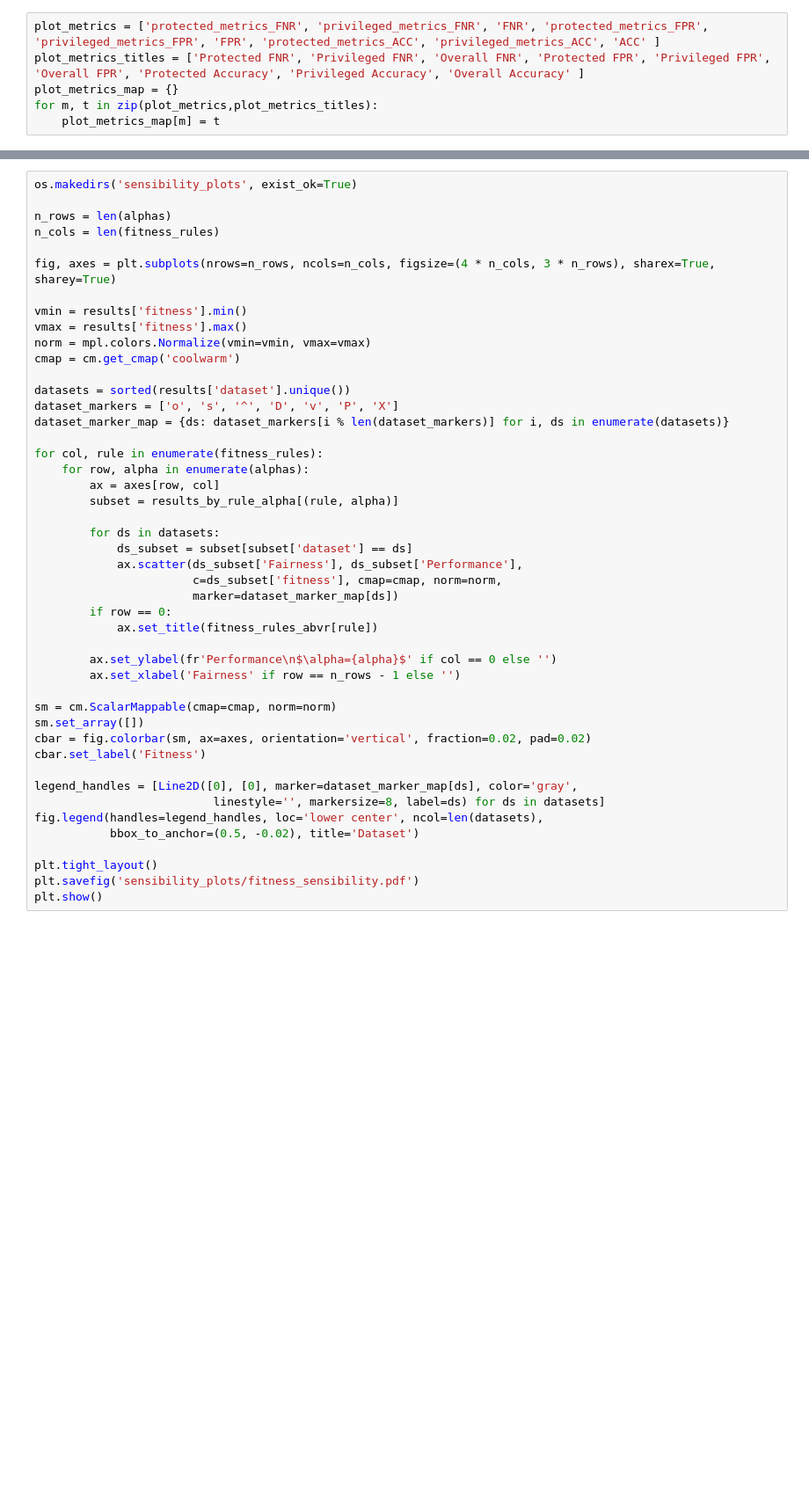
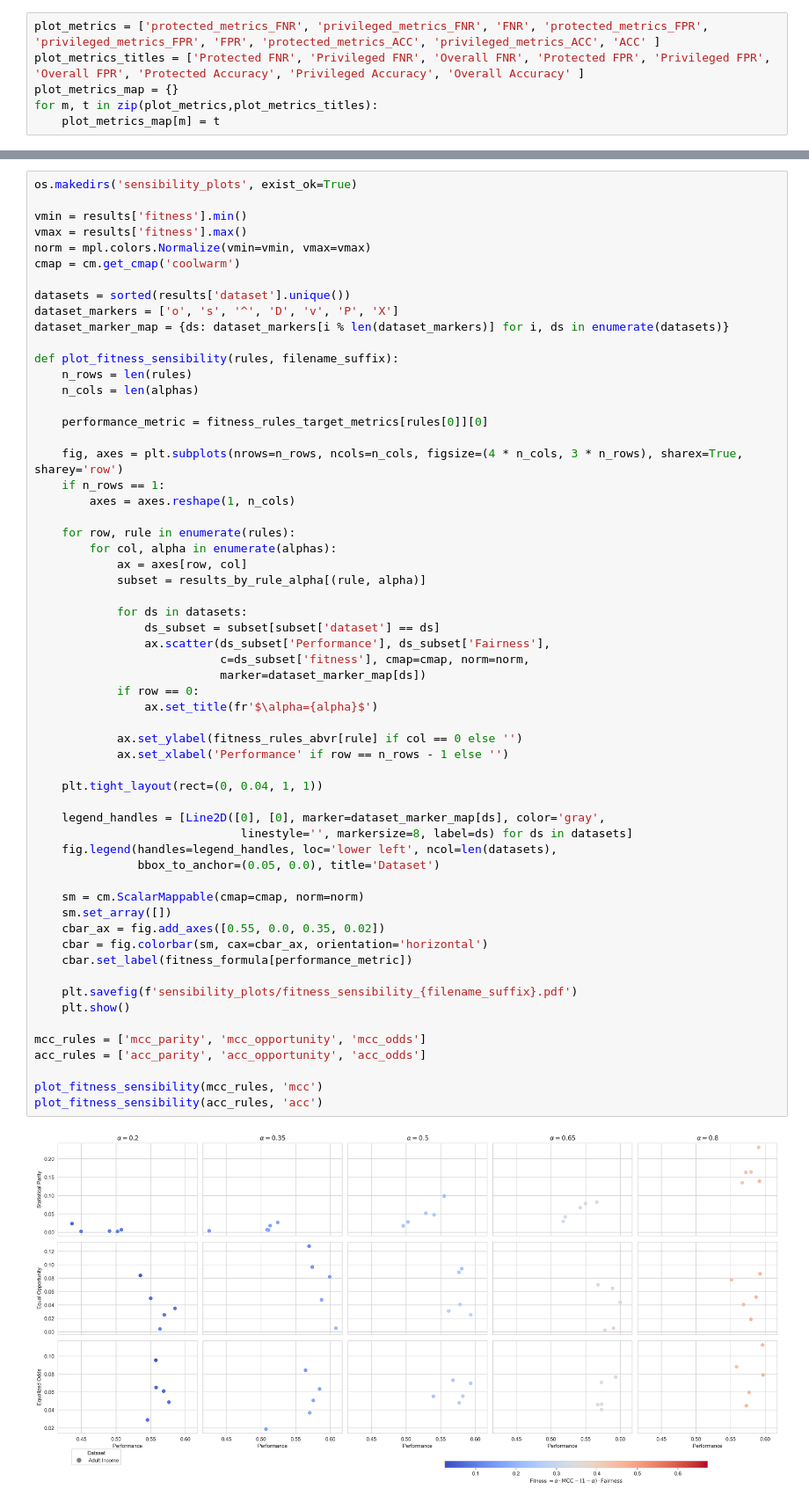
Before and after one commit to sabia-pesc/statistical-dependency-regularization, a Jupyter notebook: notebooks/ablation_results/plot_sensibility.ipynb, the cells around one changed output, grey strips where cells are left out. Shown at 88% size. Cells and saved outputs as stored; diff of their text form; blank space fills up the shorter version.

Commit message:
preliminary ablation results

```diff
--- a/notebooks/ablation_results/plot_sensibility.ipynb
+++ b/notebooks/ablation_results/plot_sensibility.ipynb
@@ -125,46 +129,61 @@ acc_odds 0.9 -> 29 rows
 # %%
 os.makedirs('sensibility_plots', exist_ok=True)
-
-n_rows = len(alphas)
-n_cols = len(fitness_rules)
-
-fig, axes = plt.subplots(nrows=n_rows, ncols=n_cols, figsize=(4 * n_cols, 3 * n_rows), sharex=True, sharey=True)
 
 vmin = results['fitness'].min()
 vmax = results['fitness'].max()
 norm = mpl.colors.Normalize(vmin=vmin, vmax=vmax)
 cmap = cm.get_cmap('coolwarm')
 
 datasets = sorted(results['dataset'].unique())
 dataset_markers = ['o', 's', '^', 'D', 'v', 'P', 'X']
 dataset_marker_map = {ds: dataset_markers[i % len(dataset_markers)] for i, ds in enumerate(datasets)}
 
-for col, rule in enumerate(fitness_rules):
-    for row, alpha in enumerate(alphas):
-        ax = axes[row, col]
-        subset = results_by_rule_alpha[(rule, alpha)]
+def plot_fitness_sensibility(rules, filename_suffix):
+    n_rows = len(rules)
+    n_cols = len(alphas)
 
-        for ds in datasets:
-            ds_subset = subset[subset['dataset'] == ds]
-            ax.scatter(ds_subset['Fairness'], ds_subset['Performance'],
-                       c=ds_subset['fitness'], cmap=cmap, norm=norm,
-                       marker=dataset_marker_map[ds])
-        if row == 0:
-            ax.set_title(fitness_rules_abvr[rule])
+    performance_metric = fitness_rules_target_metrics[rules[0]][0]
 
-        ax.set_ylabel(fr'Performance\n$\alpha={alpha}$' if col == 0 else '')
-        ax.set_xlabel('Fairness' if row == n_rows - 1 else '')
+    fig, axes = plt.subplots(nrows=n_rows, ncols=n_cols, figsize=(4 * n_cols, 3 * n_rows), sharex=True, sharey='row')
+    if n_rows == 1:
+        axes = axes.reshape(1, n_cols)
 
-sm = cm.ScalarMappable(cmap=cmap, norm=norm)
-sm.set_array([])
-cbar = fig.colorbar(sm, ax=axes, orientation='vertical', fraction=0.02, pad=0.02)
-cbar.set_label('Fitness')
+    for row, rule in enumerate(rules):
+        for col, alpha in enumerate(alphas):
+            ax = axes[row, col]
+            subset = results_by_rule_alpha[(rule, alpha)]
 
-legend_handles = [Line2D([0], [0], marker=dataset_marker_map[ds], color='gray',
-                          linestyle='', markersize=8, label=ds) for ds in datasets]
-fig.legend(handles=legend_handles, loc='lower center', ncol=len(datasets),
-           bbox_to_anchor=(0.5, -0.02), title='Dataset')
+            for ds in datasets:
+                ds_subset = subset[subset['dataset'] == ds]
+                ax.scatter(ds_subset['Performance'], ds_subset['Fairness'],
+                           c=ds_subset['fitness'], cmap=cmap, norm=norm,
+                           marker=dataset_marker_map[ds])
+            if row == 0:
+                ax.set_title(fr'$\alpha={alpha}$')
 
-plt.tight_layout()
-plt.savefig('sensibility_plots/fitness_sensibility.pdf')
-plt.show()
+            ax.set_ylabel(fitness_rules_abvr[rule] if col == 0 else '')
+            ax.set_xlabel('Performance' if row == n_rows - 1 else '')
+
+    plt.tight_layout(rect=(0, 0.04, 1, 1))
+
+    legend_handles = [Line2D([0], [0], marker=dataset_marker_map[ds], color='gray',
+                              linestyle='', markersize=8, label=ds) for ds in datasets]
+    fig.legend(handles=legend_handles, loc='lower left', ncol=len(datasets),
+               bbox_to_anchor=(0.05, 0.0), title='Dataset')
+
+    sm = cm.ScalarMappable(cmap=cmap, norm=norm)
+    sm.set_array([])
+    cbar_ax = fig.add_axes([0.55, 0.0, 0.35, 0.02])
+    cbar = fig.colorbar(sm, cax=cbar_ax, orientation='horizontal')
+    cbar.set_label(fitness_formula[performance_metric])
+
+    plt.savefig(f'sensibility_plots/fitness_sensibility_{filename_suffix}.pdf')
+    plt.show()
+
+mcc_rules = ['mcc_parity', 'mcc_opportunity', 'mcc_odds']
+acc_rules = ['acc_parity', 'acc_opportunity', 'acc_odds']
+
+plot_fitness_sensibility(mcc_rules, 'mcc')
+plot_fitness_sensibility(acc_rules, 'acc')
+# %% [output]
+[figure, added]
```
Also changed, not shown: parts of 4 cells of this notebook, 10 other files.
